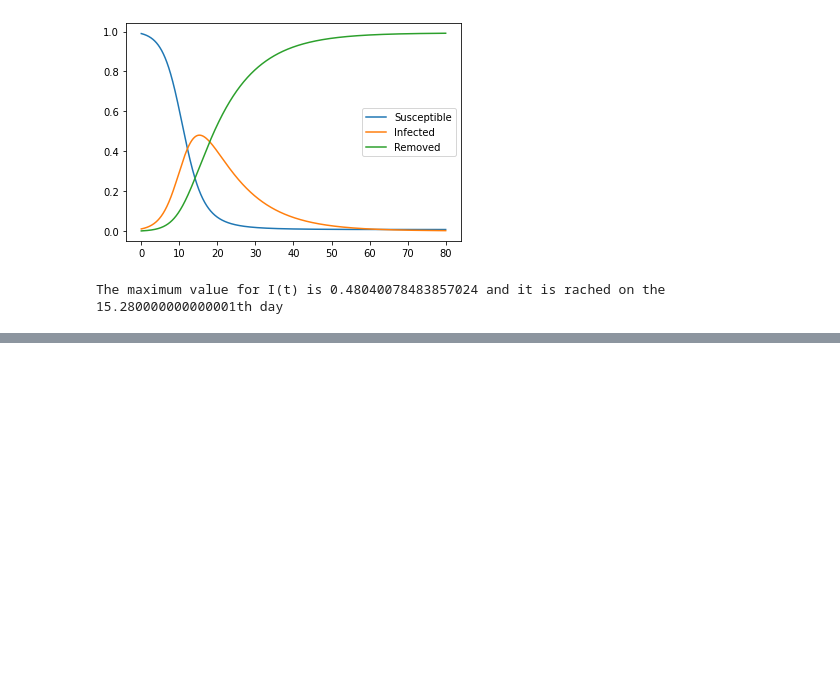
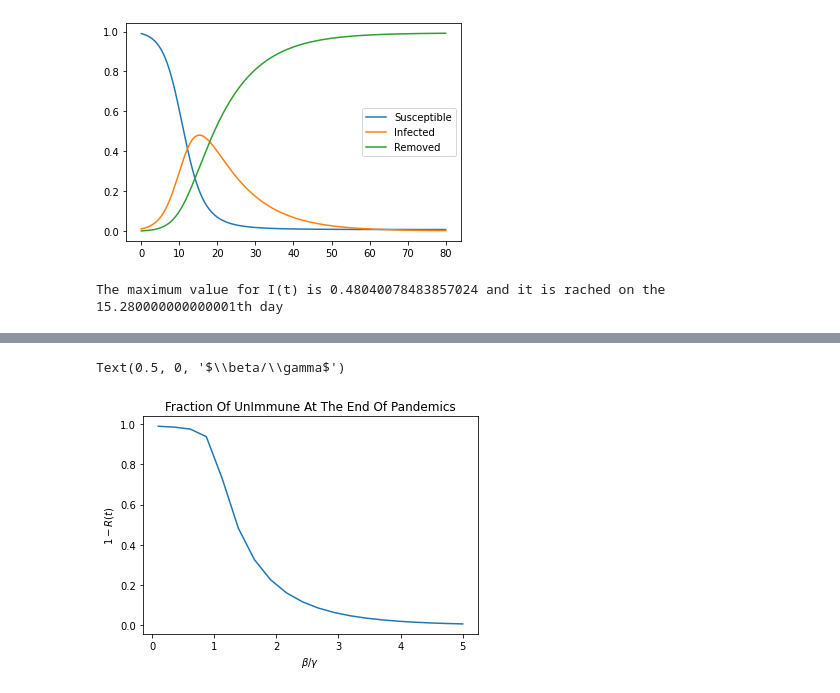
Before and after one commit to UZerbinati/Suite, a Jupyter notebook: Docs/ODE/NonLinearODE.ipynb, the cells around one changed output, grey strips where cells are left out. Drawn from its saved outputs; the diff is of its cells as text; code cells hidden in the pictures; blank space fills up the shorter version.

```diff
--- a/Docs/ODE/NonLinearODE.ipynb
+++ b/Docs/ODE/NonLinearODE.ipynb
@@ -116,0 +200,8 @@ The maximum value for I(t) is 0.48040078483857024 and it is rached on the 15.280
+# %%
+plt.plot(betagamma,Aend)
+plt.title(r"Fraction Of UnImmune At The End Of Pandemics")
+plt.ylabel(r"$1-R(t)$")
+plt.xlabel(r"$\beta/\gamma$")
+# %% [output]
+Text(0.5, 0, '$\\beta/\\gamma$')
+[figure, added]
```
Also changed, not shown: parts of 8 cells of this notebook, 3 other files.
